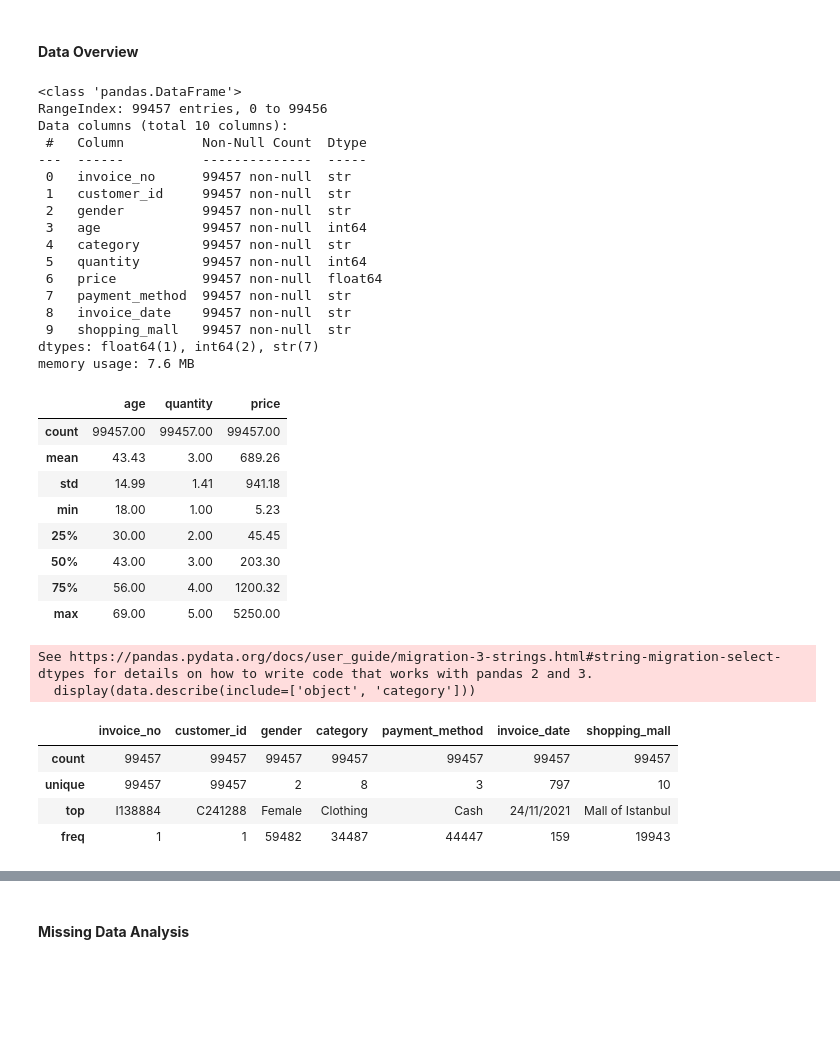
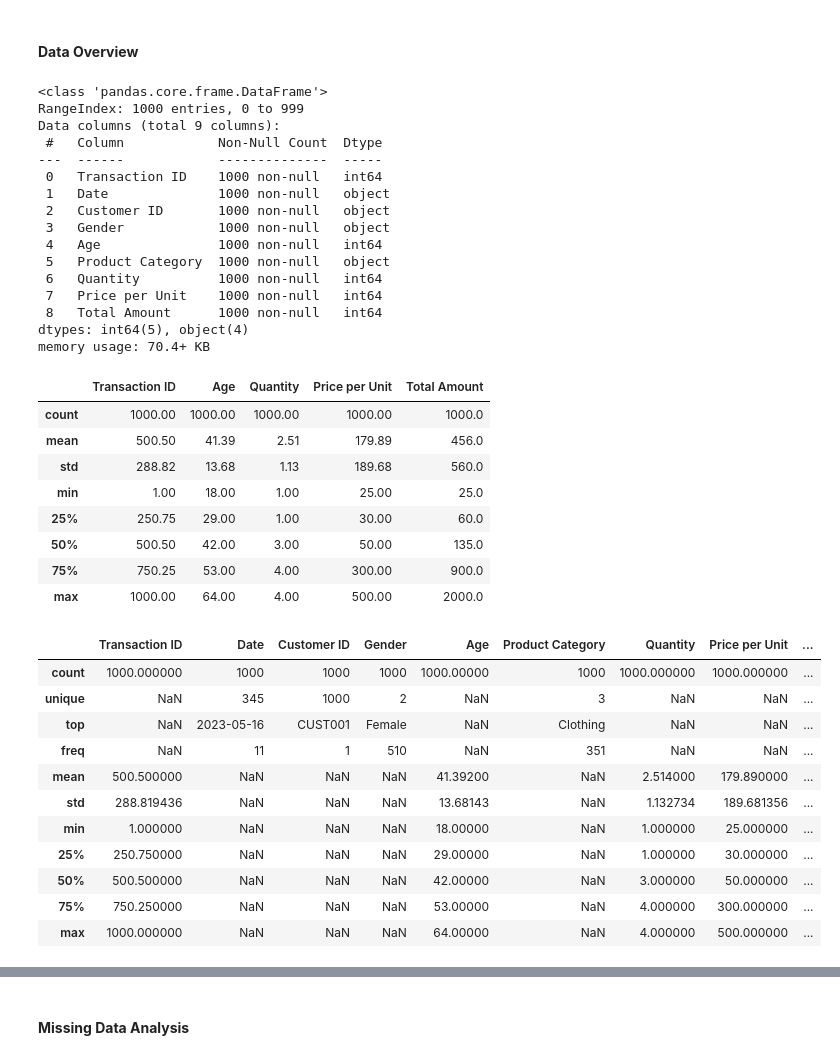
Before and after one commit to itsanhkhoi12/UTH-MACHINE-LEARNING-ASSIGNMENTS-GR02, a Jupyter notebook: practice_2/01-02-eda-data-preprocessing.ipynb, the cells around one changed output, grey strips where cells are left out. Drawn from its saved outputs; the diff is of its cells as text; code cells hidden in the pictures; blank space fills up the shorter version.

```diff
--- a/practice_2/01-02-eda-data-preprocessing.ipynb
+++ b/practice_2/01-02-eda-data-preprocessing.ipynb
@@ -5,51 +5,55 @@ import numpy as np
 from matplotlib import pyplot as plt
 # %%
 sns.set_theme(style="whitegrid")
-data = pd.read_csv('./data/raw-data/customer_shopping_data.csv')
+data = pd.read_csv('./data/raw-data/retail_sales_dataset.csv')
 # %% [markdown]
 #### **Data Overview**
 # %%
 data.info()
 # %% [output]
-<class 'pandas.DataFrame'>
-RangeIndex: 99457 entries, 0 to 99456
-Data columns (total 10 columns):
- #   Column          Non-Null Count  Dtype
----  ------          --------------  -----
- 0   invoice_no      99457 non-null  str
- 1   customer_id     99457 non-null  str
- 2   gender          99457 non-null  str
- 3   age             99457 non-null  int64
- 4   category        99457 non-null  str
- 5   quantity        99457 non-null  int64
- 6   price           99457 non-null  float64
- 7   payment_method  99457 non-null  str
- 8   invoice_date    99457 non-null  str
- 9   shopping_mall   99457 non-null  str
-dtypes: float64(1), int64(2), str(7)
-memory usage: 7.6 MB
+<class 'pandas.core.frame.DataFrame'>
+RangeIndex: 1000 entries, 0 to 999
+Data columns (total 9 columns):
+ #   Column            Non-Null Count  Dtype
+---  ------            --------------  -----
+ 0   Transaction ID    1000 non-null   int64
+ 1   Date              1000 non-null   object
+ 2   Customer ID       1000 non-null   object
+ 3   Gender            1000 non-null   object
+ 4   Age               1000 non-null   int64
+ 5   Product Category  1000 non-null   object
+ 6   Quantity          1000 non-null   int64
+ 7   Price per Unit    1000 non-null   int64
+ 8   Total Amount      1000 non-null   int64
+dtypes: int64(5), object(4)
+memory usage: 70.4+ KB
 # %%
 display(data.describe().round(2))
 # %% [output]
-|  | age | quantity | price |
-| count | 99457.00 | 99457.00 | 99457.00 |
-| mean | 43.43 | 3.00 | 689.26 |
-| std | 14.99 | 1.41 | 941.18 |
-| min | 18.00 | 1.00 | 5.23 |
-| 25% | 30.00 | 2.00 | 45.45 |
-| 50% | 43.00 | 3.00 | 203.30 |
-| 75% | 56.00 | 4.00 | 1200.32 |
-| max | 69.00 | 5.00 | 5250.00 |
+|  | Transaction ID | Age | Quantity | Price per Unit | Total Amount |
+| count | 1000.00 | 1000.00 | 1000.00 | 1000.00 | 1000.0 |
+| mean | 500.50 | 41.39 | 2.51 | 179.89 | 456.0 |
+| std | 288.82 | 13.68 | 1.13 | 189.68 | 560.0 |
+| min | 1.00 | 18.00 | 1.00 | 25.00 | 25.0 |
+| 25% | 250.75 | 29.00 | 1.00 | 30.00 | 60.0 |
+| 50% | 500.50 | 42.00 | 3.00 | 50.00 | 135.0 |
+| 75% | 750.25 | 53.00 | 4.00 | 300.00 | 900.0 |
+| max | 1000.00 | 64.00 | 4.00 | 500.00 | 2000.0 |
 # %%
-display(data.describe(include=['object', 'category']))
+display(data.describe(include='all'))
 # %% [output]
-See https://pandas.pydata.org/docs/user_guide/migration-3-strings.html#string-migration-select-dtypes for details on how to write code that works with pandas 2 and 3.
-  display(data.describe(include=['object', 'category']))
-|  | invoice_no | customer_id | gender | category | payment_method | invoice_date | shopping_mall |
-| count | 99457 | 99457 | 99457 | 99457 | 99457 | 99457 | 99457 |
-| unique | 99457 | 99457 | 2 | 8 | 3 | 797 | 10 |
-| top | I138884 | C241288 | Female | Clothing | Cash | 24/11/2021 | Mall of Istanbul |
-| freq | 1 | 1 | 59482 | 34487 | 44447 | 159 | 19943 |
+|  | Transaction ID | Date | Customer ID | Gender | Age | Product Category | Quantity | Price per Unit | ... |
+| count | 1000.000000 | 1000 | 1000 | 1000 | 1000.00000 | 1000 | 1000.000000 | 1000.000000 | ... |
+| unique | NaN | 345 | 1000 | 2 | NaN | 3 | NaN | NaN | ... |
+| top | NaN | 2023-05-16 | CUST001 | Female | NaN | Clothing | NaN | NaN | ... |
+| freq | NaN | 11 | 1 | 510 | NaN | 351 | NaN | NaN | ... |
+| mean | 500.500000 | NaN | NaN | NaN | 41.39200 | NaN | 2.514000 | 179.890000 | ... |
+| std | 288.819436 | NaN | NaN | NaN | 13.68143 | NaN | 1.132734 | 189.681356 | ... |
+| min | 1.000000 | NaN | NaN | NaN | 18.00000 | NaN | 1.000000 | 25.000000 | ... |
+| 25% | 250.750000 | NaN | NaN | NaN | 29.00000 | NaN | 1.000000 | 30.000000 | ... |
+| 50% | 500.500000 | NaN | NaN | NaN | 42.00000 | NaN | 3.000000 | 50.000000 | ... |
+| 75% | 750.250000 | NaN | NaN | NaN | 53.00000 | NaN | 4.000000 | 300.000000 | ... |
+| max | 1000.000000 | NaN | NaN | NaN | 64.00000 | NaN | 4.000000 | 500.000000 | ... |
 # %%
 data.head(5)
 # %% [output]
```
Also changed, not shown: parts of 67 cells of this notebook, 14 other files.
